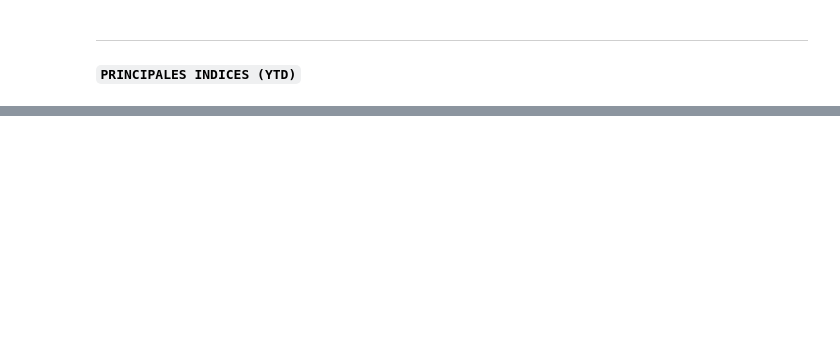
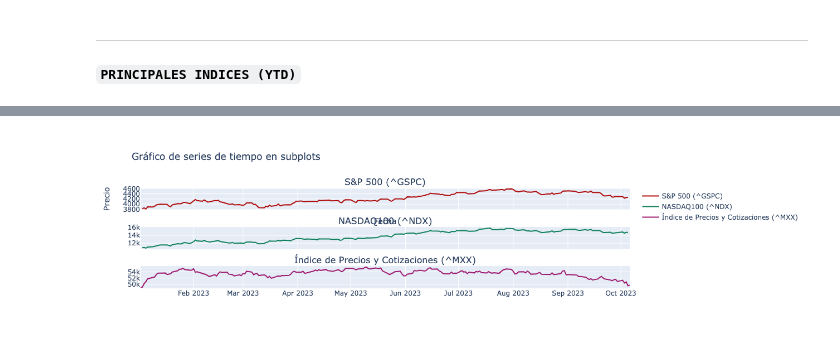
Before and after one commit to PauloVilla/Coyuntura-economica-financiera, a Jupyter notebook: Visualizaciones_Dashboard.ipynb, the cells around one changed output, grey strips where cells are left out. Drawn from its saved outputs; the diff is of its cells as text; code cells hidden in the pictures; blank space fills up the shorter version.

```diff
--- a/Visualizaciones_Dashboard.ipynb
+++ b/Visualizaciones_Dashboard.ipynb
@@ -310,8 +283,8 @@ from datetime import datetime
 
 ticker1 = '^GSPC'
 ticker1_title = 'S&P 500 (^GSPC)'
-ticker2 = '^DJI'
-ticker2_title = 'DOW JONES (^DJI)'
+ticker2 = '^NDX'
+ticker2_title = 'NASDAQ100 (^NDX)'
 ticker3 = '^MXX'
 ticker3_title = 'Índice de Precios y Cotizaciones (^MXX)'
 st_date = datetime(datetime.now().year, 1, 1)
@@ -345,3 +318,4 @@ fig.update_layout(
 
 # Mostrar el gráfico
 fig.show()
+# %% [output]
@@ -347,0 +323 @@ fig.show()
+[figure, added]
```
Also changed, not shown: parts of 17 cells of this notebook.
